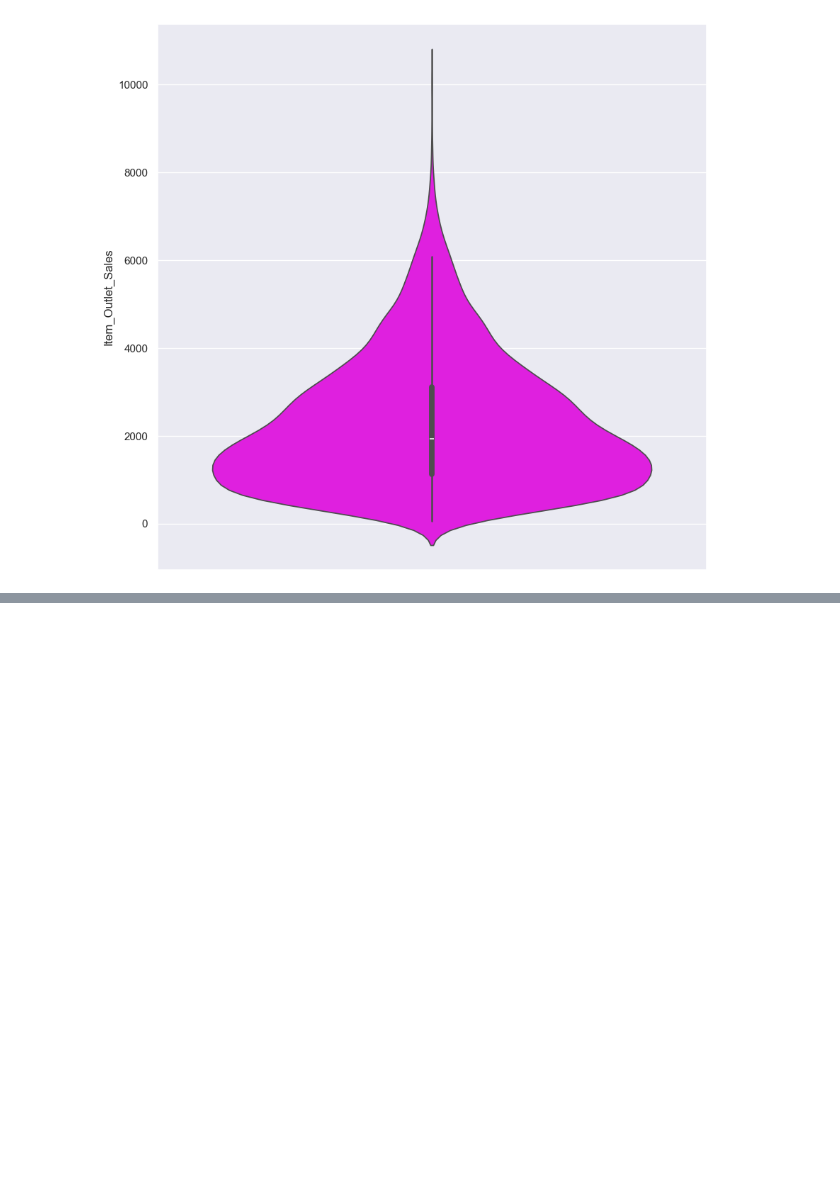
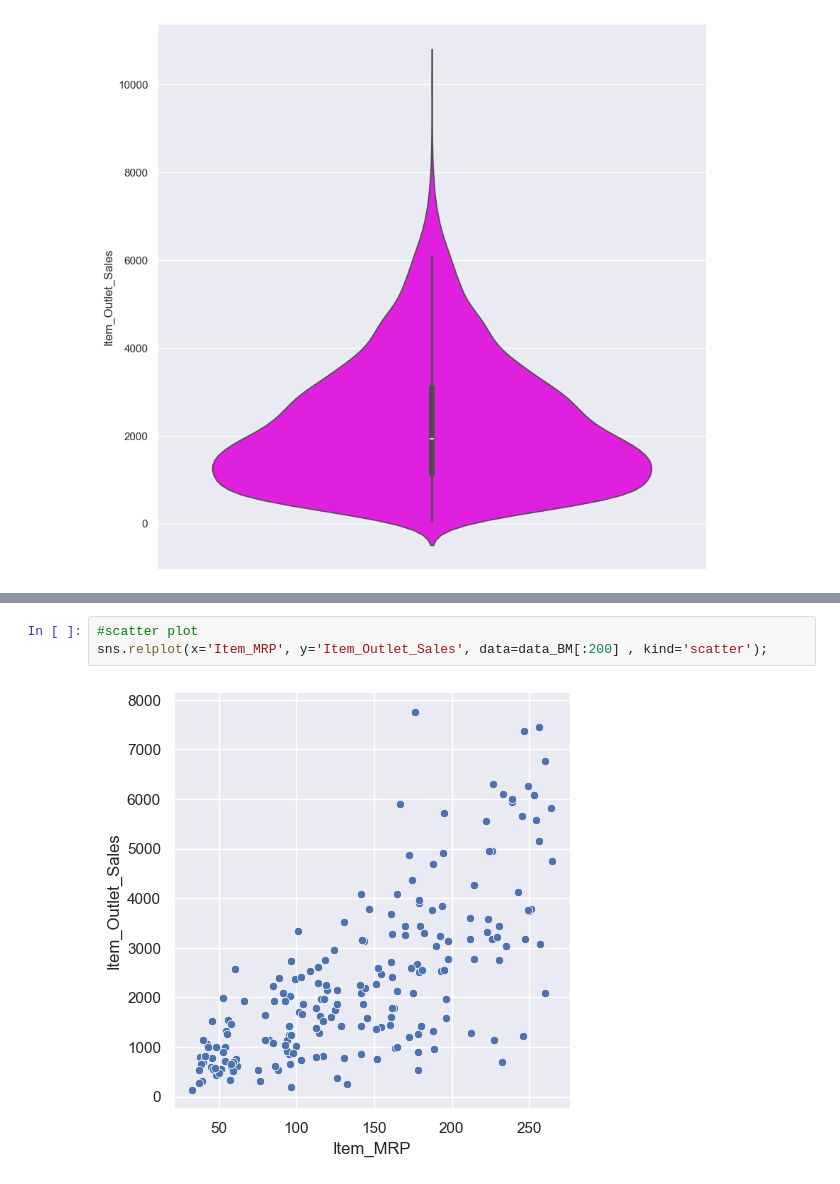
Before and after one commit to Josh-chief/IntroPython, a Jupyter notebook: Seaborn_Visualization.ipynb, the cells around one changed output, grey strips where cells are left out. Drawn from its saved outputs; the diff is of its cells as text; blank space fills up the shorter version.

```diff
--- a/Seaborn_Visualization.ipynb
+++ b/Seaborn_Visualization.ipynb
@@ -112,0 +128,5 @@ sns.violinplot(data_BM['Item_Outlet_Sales'], orient='vertical', color='magenta')
+# %%
+#scatter plot
+sns.relplot(x='Item_MRP', y='Item_Outlet_Sales', data=data_BM[:200] , kind='scatter');
+# %% [output]
+[figure, added]
```
Also changed, not shown: parts of 13 cells of this notebook.
